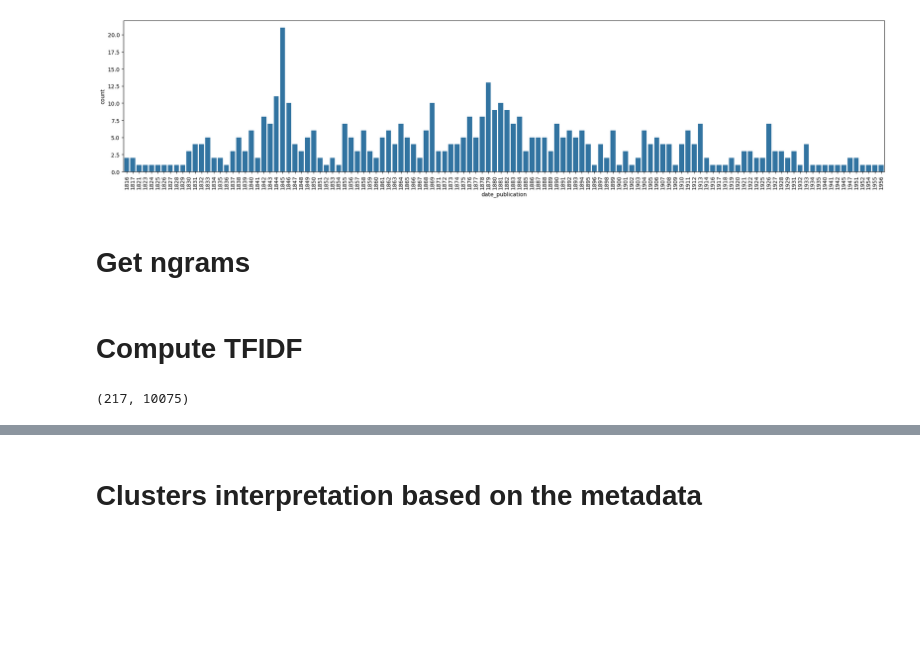
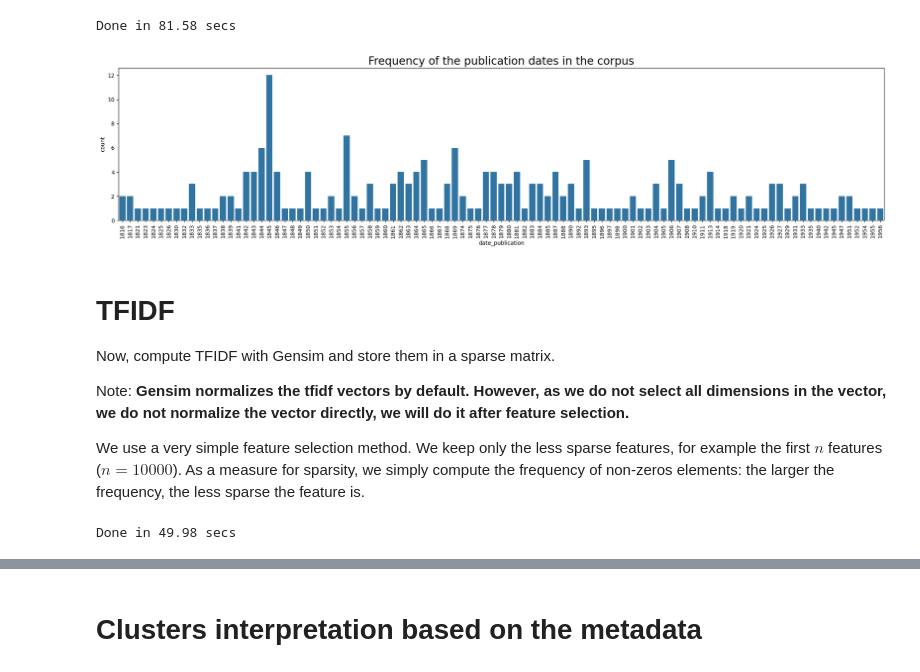
Before and after one commit to Malichot/PyMotifs, a Jupyter notebook: notebooks/Clustering.ipynb, the cells around one changed output, grey strips where cells are left out. Saved outputs shown, nothing was run; the diff lists cells and outputs as text; code cells hidden in the pictures; blank space fills up the shorter version.

```diff
--- a/notebooks/Clustering.ipynb
+++ b/notebooks/Clustering.ipynb
@@ -56,9 +28,26 @@ metadata
+# %%
+# Load metadata
+metadata = CanonData(METADATA_PATH)
+data = metadata.data.set_index("doc_id")
+
+# Load 5-grams, about 1.6GB in RAM
+ngrams = pd.read_csv(NGRAMS_PATH, index_col=0)
+docs = list(set(ngrams.doc.unique()))
+# Get the metadata for the subcorpus
+data = data.loc[docs]
+
+# Remove tokens that appear only once, this can take a while since ngrams has more than 15 Million rows
+t1 = time.time()
+ngrams = filter_token_by_freq(ngrams, 1, groupby="doc")
+t2 = time.time()
+print(f"Done in {t2-t1:.2f} secs")
+# %% [output]
+Done in 81.58 secs
 # %%
 plt.figure(figsize=(25,5))
-sns.barplot(metadata["date_publication"].value_counts())
+sns.barplot(data["date_publication"].value_counts())
 plt.xticks(rotation=90)
+plt.title("Frequency of the publication dates in the corpus", size=20)
 plt.show()
 # %% [output]
-[figure, old version]
+[figure, new version]
-# %% [markdown]
-# Get ngrams
@@ -75,7 +54,17 @@ segments = metadata.set_index("doc_id").loc[docs, "segment"]
 # %% [markdown]
-# Compute TFIDF
+# TFIDF
+
+Now, compute TFIDF with Gensim and store them in a sparse matrix.
+
+Note: **Gensim normalizes the tfidf vectors by default. However, as we do not select all dimensions in the vector, we do not normalize the vector directly, we will do it after feature selection.**
+
+We use a very simple feature selection method. We keep only the less sparse features, for example the first $n$ features ($n=10000$). As a measure for sparsity, we simply compute the frequency of non-zeros elements: the larger the frequency, the less sparse the feature is.
 # %%
+t1 = time.time()
 # Create dictionary with gensim
+texts = [
+    ngrams[ngrams["doc"] == d]["token"].tolist() for d in docs
+]
 dictionary = corpora.Dictionary(texts)
 # Get Bag of words representation
 bow_corpus = [dictionary.doc2bow(text) for text in texts]
@@ -83,17 +72,7 @@ bow_corpus = [dictionary.doc2bow(text) for text in texts]
 model = models.TfidfModel(bow_corpus, normalize=False)
 # Create a sparse matrix
 mat_tfidf = bow_to_matrix([model[d] for d in bow_corpus], shape=(len(bow_corpus), len(dictionary.token2id)))
+t2 = time.time()
+print(f"Done in {t2-t1:.2f} secs")
+# %% [output]
+Done in 49.98 secs
-# %%
-# Keep approximately the n less sparse features
-n = 10000
-freq_nonzeros = np.sum(mat_tfidf.toarray() != 0, axis=0) / mat_tfidf.shape[0]
-mask = freq_nonzeros >= np.quantile(freq_nonzeros, 1 - n/mat_tfidf.shape[-1]) # 0.05
-features = mat_tfidf[:,mask]
-
-# Save names of columns and indices
-index=docs
-columns = list({id_: dictionary[id_] for i, id_ in enumerate(dictionary.token2id.values()) if mask[i]}.values())
-
-features.shape
-# %% [output]
-(217, 10075)
```
Also changed, not shown: parts of 80 cells of this notebook, 2 other files.
